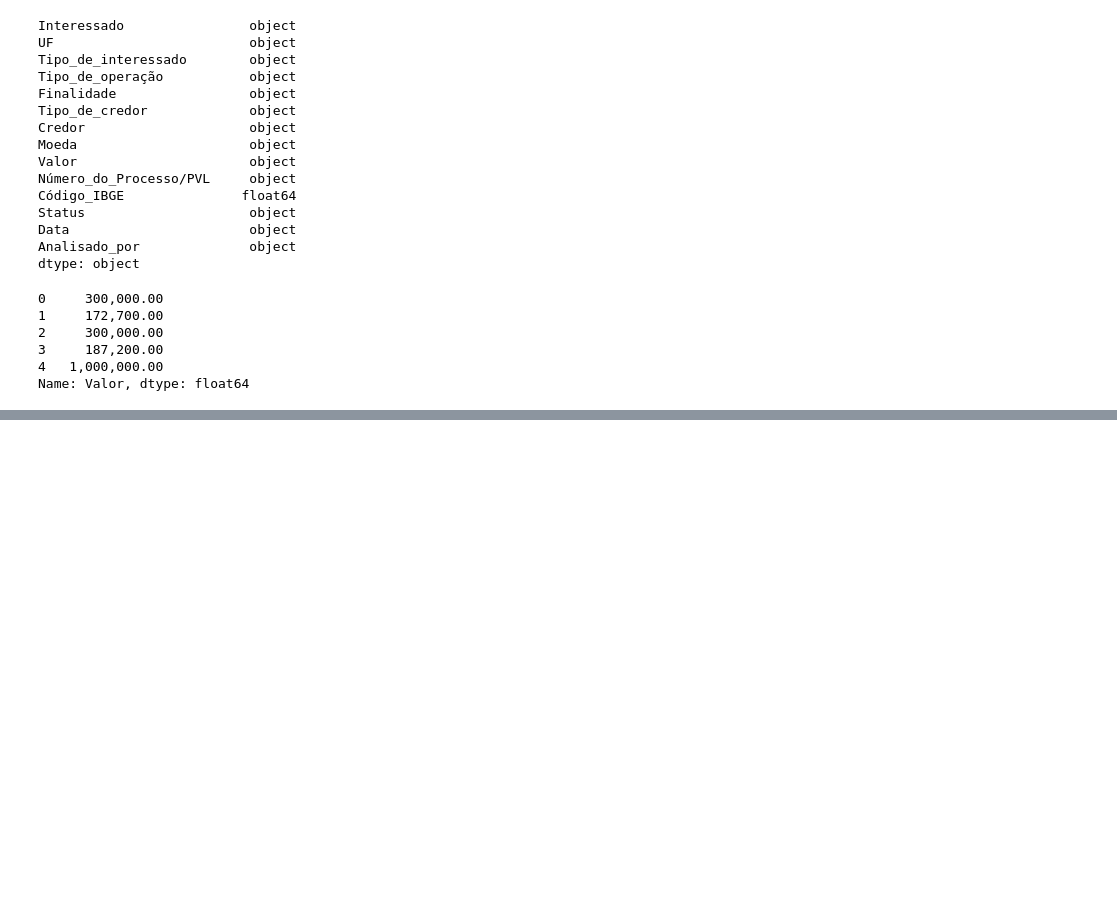
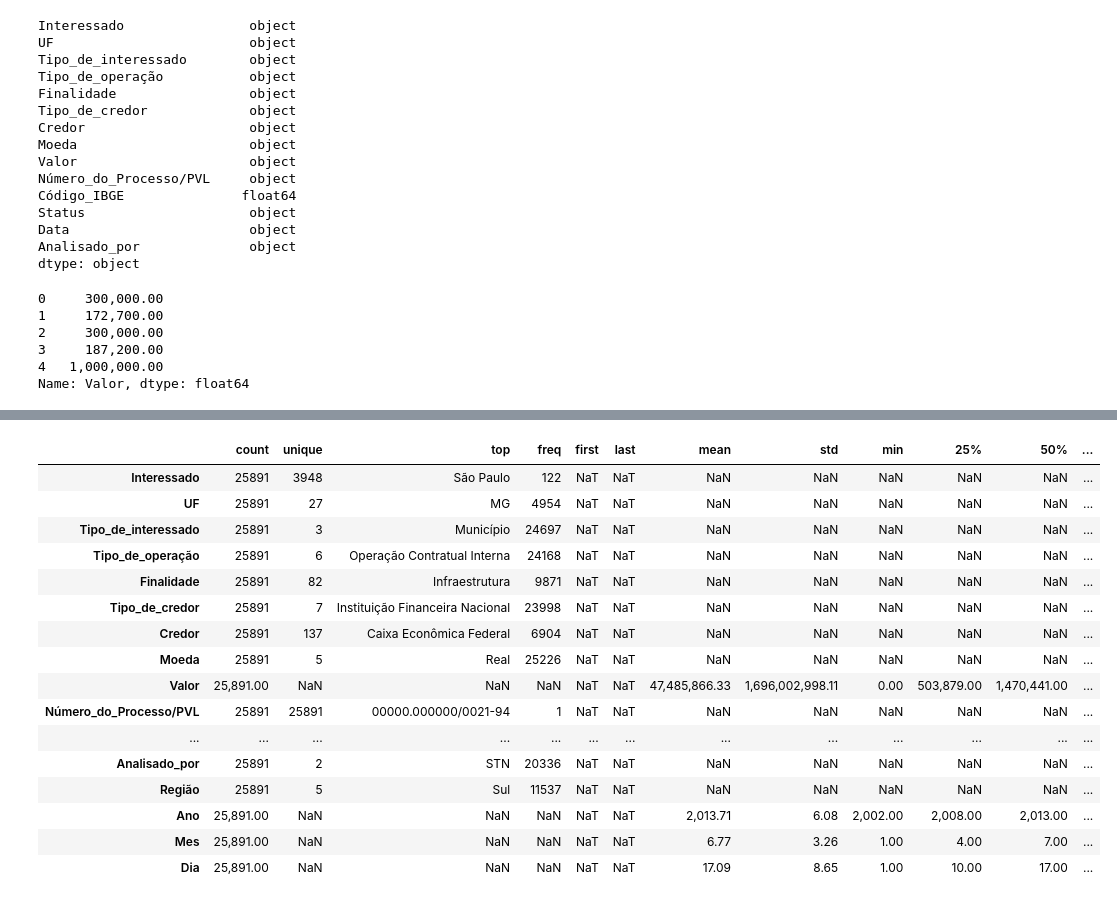
Before and after one commit to giovxna/case-economia, a Jupyter notebook: analise_exploratoria_emprestimos_publicos.ipynb, the cells around one changed output, grey strips where cells are left out. Saved outputs shown, nothing was run; the diff lists cells and outputs as text; code cells hidden in the pictures; blank space fills up the shorter version.

Commit message:
adicionando novos campos para facilitar a geração de insights via map e dt

```diff
--- a/analise_exploratoria_emprestimos_publicos.ipynb
+++ b/analise_exploratoria_emprestimos_publicos.ipynb
@@ -69,3 +69,38 @@ base.head()
 | 2 | Abadia dos Dourados | MG | Município | Operação Contratual Interna | Provias 2009 | Instituição Financeira Nacional | Caixa Econômica Federal | ... |
 | 3 | Abadia dos Dourados | MG | Município | Operação Contratual Interna | Caminho da Escola 2009 A | Instituição Financeira Nacional | Caixa Econômica Federal | ... |
 | 4 | Abadia dos Dourados | MG | Município | Operação Contratual Interna | Aquisição de máquinas, equipament... | Instituição Financeira Nacional | Banco de Desenvolvimento de Minas... | ... |
+# %%
+# adição da coluna Região para complementar a coluna UF
+
+uf_to_regiao = {
+    'AC': 'Norte',
+    'AL': 'Nordeste',
+    'AM': 'Norte',
+    'AP': 'Norte',
+    'BA': 'Nordeste',
+    'CE': 'Nordeste',
+    'DF': 'Centro-Oeste',
+    'ES': 'Sudeste',
+    'GO': 'Centro-Oeste',
+    'MA': 'Nordeste',
+    'MG': 'Sudeste',
+    'MS': 'Centro-Oeste',
+    'MT': 'Centro-Oeste',
+    'PA': 'Norte',
+    'PB': 'Nordeste',
+    'PE': 'Nordeste',
+    'PI': 'Nordeste',
+    'PR': 'Sul',
+    'RJ': 'Sudeste',
+    'RN': 'Nordeste',
+    'RO': 'Norte',
+    'RR': 'Norte',
+    'RS': 'Sul',
+    'SC': 'Sul',
+    'SE': 'Nordeste',
+    'SP': 'Sudeste',
+    'TO': 'Norte'
+}
+
+base['Região'] = base.UF.map( uf_to_regiao  )
+base.head()
@@ -71,0 +114,5 @@ base.head()
+# %%
+base['Ano'] = base.Data.dt.year
+base['Mes'] = base.Data.dt.month
+base['Dia'] = base.Data.dt.day
+base.head()
@@ -71,0 +126,20 @@ base.head()
+# %%
+base.describe( include='all' ).transpose()
+# %% [output]
+|  | count | unique | top | freq | first | last | mean | std | min | 25% | 50% | ... |
+| Interessado | 25891 | 3948 | São Paulo | 122 | NaT | NaT | NaN | NaN | NaN | NaN | NaN | ... |
+| UF | 25891 | 27 | MG | 4954 | NaT | NaT | NaN | NaN | NaN | NaN | NaN | ... |
+| Tipo_de_interessado | 25891 | 3 | Município | 24697 | NaT | NaT | NaN | NaN | NaN | NaN | NaN | ... |
+| Tipo_de_operação | 25891 | 6 | Operação Contratual Interna | 24168 | NaT | NaT | NaN | NaN | NaN | NaN | NaN | ... |
+| Finalidade | 25891 | 82 | Infraestrutura | 9871 | NaT | NaT | NaN | NaN | NaN | NaN | NaN | ... |
+| Tipo_de_credor | 25891 | 7 | Instituição Financeira Nacional | 23998 | NaT | NaT | NaN | NaN | NaN | NaN | NaN | ... |
+| Credor | 25891 | 137 | Caixa Econômica Federal | 6904 | NaT | NaT | NaN | NaN | NaN | NaN | NaN | ... |
+| Moeda | 25891 | 5 | Real | 25226 | NaT | NaT | NaN | NaN | NaN | NaN | NaN | ... |
+| Valor | 25,891.00 | NaN | NaN | NaN | NaT | NaT | 47,485,866.33 | 1,696,002,998.11 | 0.00 | 503,879.00 | 1,470,441.00 | ... |
+| Número_do_Processo/PVL | 25891 | 25891 | 00000.000000/0021-94 | 1 | NaT | NaT | NaN | NaN | NaN | NaN | NaN | ... |
+| ... | ... | ... | ... | ... | ... | ... | ... | ... | ... | ... | ... | ... |
+| Analisado_por | 25891 | 2 | STN | 20336 | NaT | NaT | NaN | NaN | NaN | NaN | NaN | ... |
+| Região | 25891 | 5 | Sul | 11537 | NaT | NaT | NaN | NaN | NaN | NaN | NaN | ... |
+| Ano | 25,891.00 | NaN | NaN | NaN | NaT | NaT | 2,013.71 | 6.08 | 2,002.00 | 2,008.00 | 2,013.00 | ... |
+| Mes | 25,891.00 | NaN | NaN | NaN | NaT | NaT | 6.77 | 3.26 | 1.00 | 4.00 | 7.00 | ... |
+| Dia | 25,891.00 | NaN | NaN | NaN | NaT | NaT | 17.09 | 8.65 | 1.00 | 10.00 | 17.00 | ... |
```
Also changed, not shown: parts of 2 cells of this notebook.
